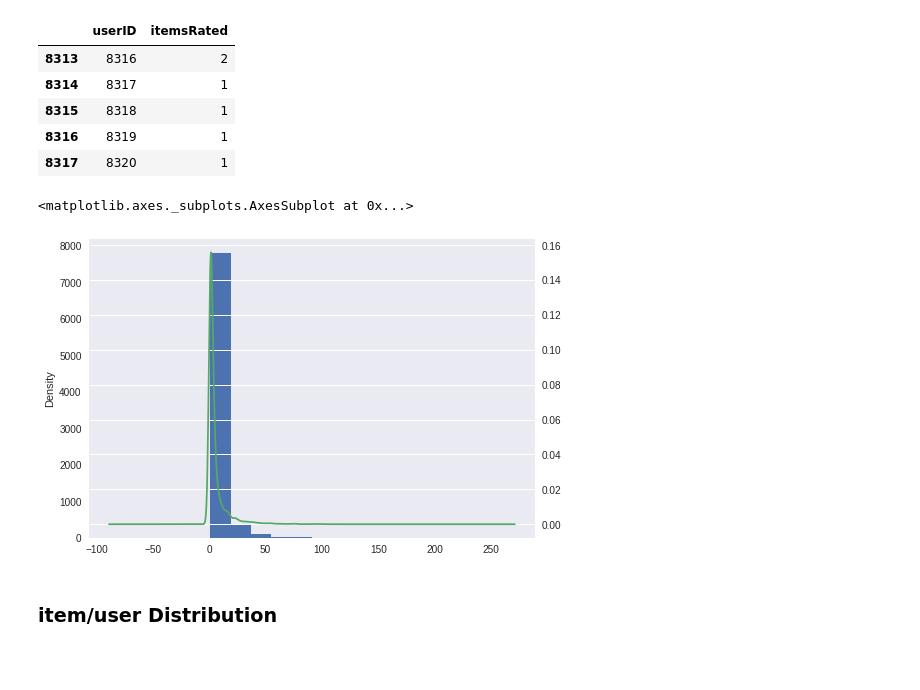
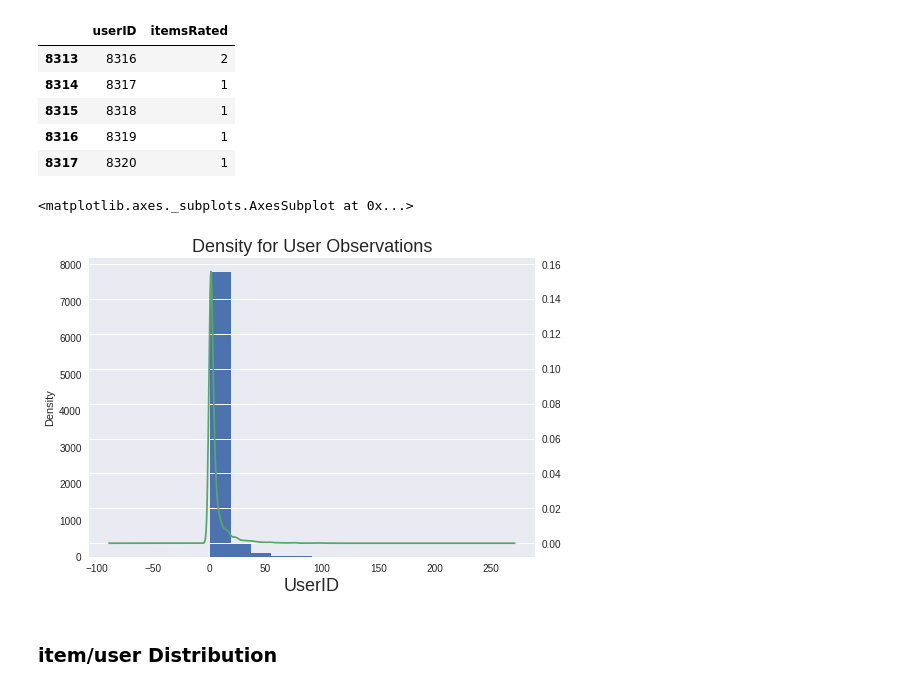
Before and after one commit to paulanavarretec/RecSys-Tarea1, a Jupyter notebook: Recsys_Tarea1.ipynb, the cells around one changed output. Saved outputs shown, nothing was run; the diff lists cells and outputs as text; code cells hidden in the pictures; blank space fills up the shorter version.

```diff
--- a/Recsys_Tarea1.ipynb
+++ b/Recsys_Tarea1.ipynb
@@ -251,18 +271,22 @@ train_file.groupby(['userID']).size().reset_index(name='itemsRated').head()
 | 8316 | 8319 | 1 |
 | 8317 | 8320 | 1 |
 # %%
-ser = pd.Series(train_file.groupby(['userID']).size().reset_index(name='itemsRated')['itemsRated'].tolist())
+series = pd.Series(train_file.groupby(['userID']).size().reset_index(name='itemsRated')['itemsRated'].tolist())
 # (ser.describe())
 
 ## AGREGARLE QUE CUENTE CUÁNTOS USERS TIENEN 1, 2, 3, ..., 15<-(MEAN+STD_DEV) PARA QUE QUEDE MAS ILUSTRATIVO EL GRAFICO
 # %%
 # ser.plot.kde()
-ax = ser.plot(kind='hist')
-ser.plot(kind='kde', ax=ax, secondary_y=True)
+ax = series.plot(kind='hist')
+
+ax.set_title('Density for User Observations', fontsize=18)
+ax.set_xlabel('UserID', fontsize=18)
+
+series.plot(kind='kde', ax=ax, secondary_y=True)
 # ser
 # %% [output]
 <matplotlib.axes._subplots.AxesSubplot at 0x...>
-[figure, old version]
+[figure, new version]
 # %% [markdown]
 ### item/user Distribution
 # %%
```
Also changed, not shown: parts of 4 cells of this notebook.
